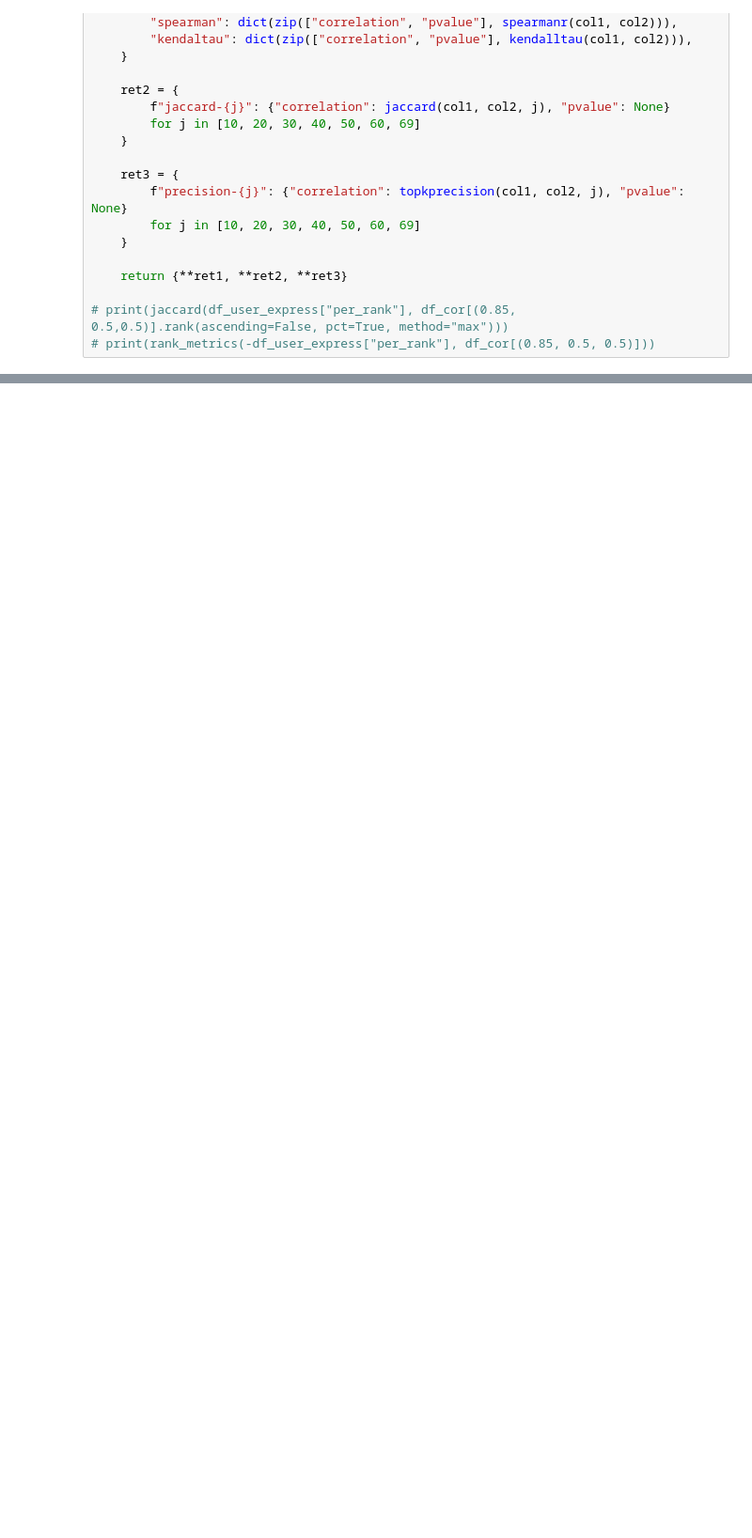
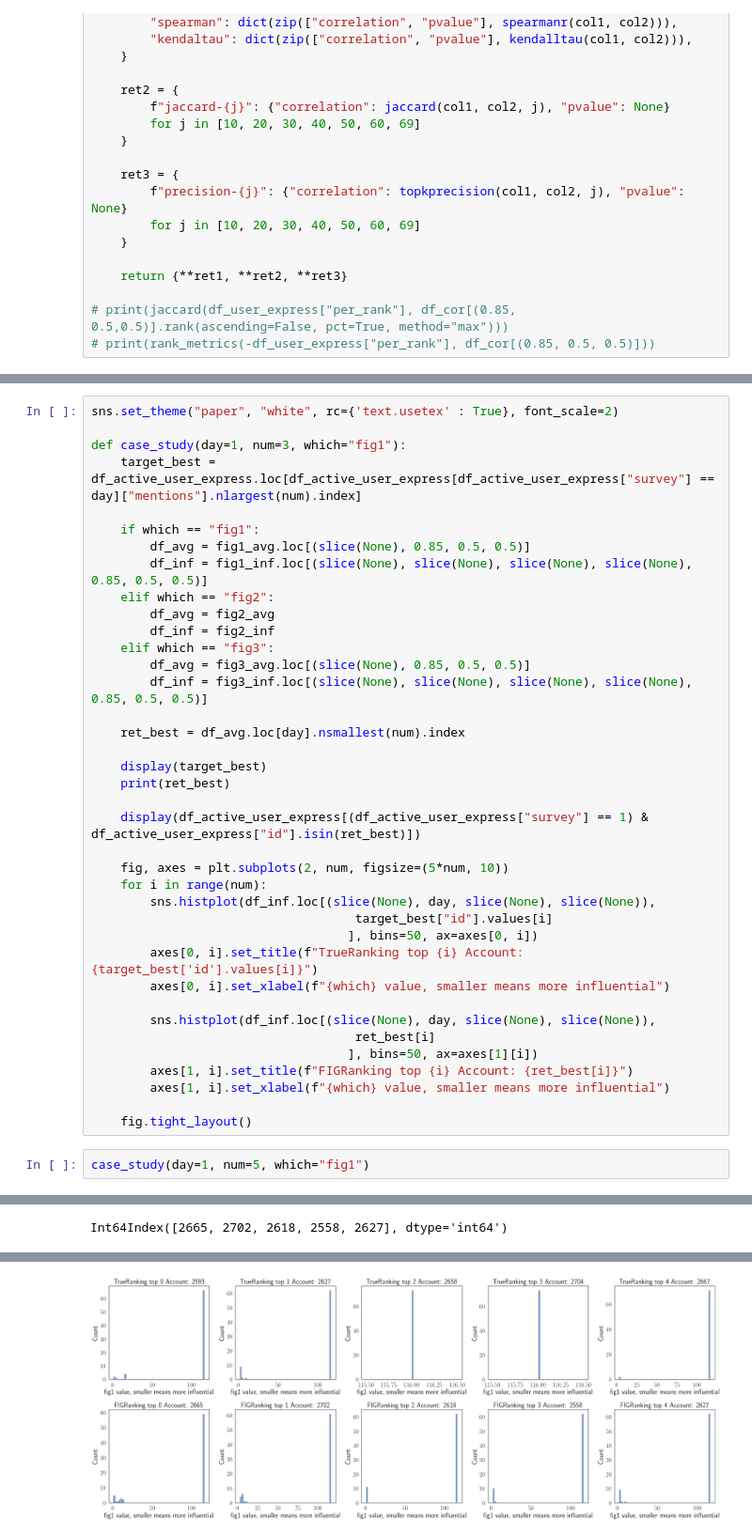
Before and after one commit to ruiliu310/dartpost-research, a Jupyter notebook: pr_results.ipynb, the cells around one changed output, grey strips where cells are left out. Shown at 94% size. Drawn from its saved outputs; the diff is of its cells as text; blank space fills up the shorter version.

```diff
--- a/pr_results.ipynb
+++ b/pr_results.ipynb
@@ -419,0 +582,41 @@ Text(0.5, 0, 'PageRank: 0 means highest, 1 means lowest')
+# %%
+sns.set_theme("paper", "white", rc={'text.usetex' : True}, font_scale=2)
+
+def case_study(day=1, num=3, which="fig1"):
+    target_best = df_active_user_express.loc[df_active_user_express[df_active_user_express["survey"] == day]["mentions"].nlargest(num).index]
+
+    if which == "fig1":
+        df_avg = fig1_avg.loc[(slice(None), 0.85, 0.5, 0.5)]
+        df_inf = fig1_inf.loc[(slice(None), slice(None), slice(None), slice(None), 0.85, 0.5, 0.5)]
+    elif which == "fig2":
+        df_avg = fig2_avg
+        df_inf = fig2_inf
+    elif which == "fig3":
+        df_avg = fig3_avg.loc[(slice(None), 0.85, 0.5, 0.5)]
+        df_inf = fig3_inf.loc[(slice(None), slice(None), slice(None), slice(None), 0.85, 0.5, 0.5)]
+
+    ret_best = df_avg.loc[day].nsmallest(num).index
+
+    display(target_best)
+    print(ret_best)
+
+    display(df_active_user_express[(df_active_user_express["survey"] == 1) & df_active_user_express["id"].isin(ret_best)])
+
+    fig, axes = plt.subplots(2, num, figsize=(5*num, 10))
+    for i in range(num):
+        sns.histplot(df_inf.loc[(slice(None), day, slice(None), slice(None)),
+                                    target_best["id"].values[i]
+                                   ], bins=50, ax=axes[0, i])
+        axes[0, i].set_title(f"TrueRanking top {i} Account: {target_best['id'].values[i]}")
+        axes[0, i].set_xlabel(f"{which} value, smaller means more influential")
+
+        sns.histplot(df_inf.loc[(slice(None), day, slice(None), slice(None)),
+                                    ret_best[i]
+                                   ], bins=50, ax=axes[1][i])
+        axes[1, i].set_title(f"FIGRanking top {i} Account: {ret_best[i]}")
+        axes[1, i].set_xlabel(f"{which} value, smaller means more influential")
+
+    fig.tight_layout()
+# %%
+case_study(day=1, num=5, which="fig1")
+# %% [output]
@@ -419,0 +629 @@ Text(0.5, 0, 'PageRank: 0 means highest, 1 means lowest')
+Int64Index([2665, 2702, 2618, 2558, 2627], dtype='int64')
@@ -419,0 +635 @@ Text(0.5, 0, 'PageRank: 0 means highest, 1 means lowest')
+[figure, added]
```
Also changed, not shown: parts of 17 cells of this notebook, 2 other files.
